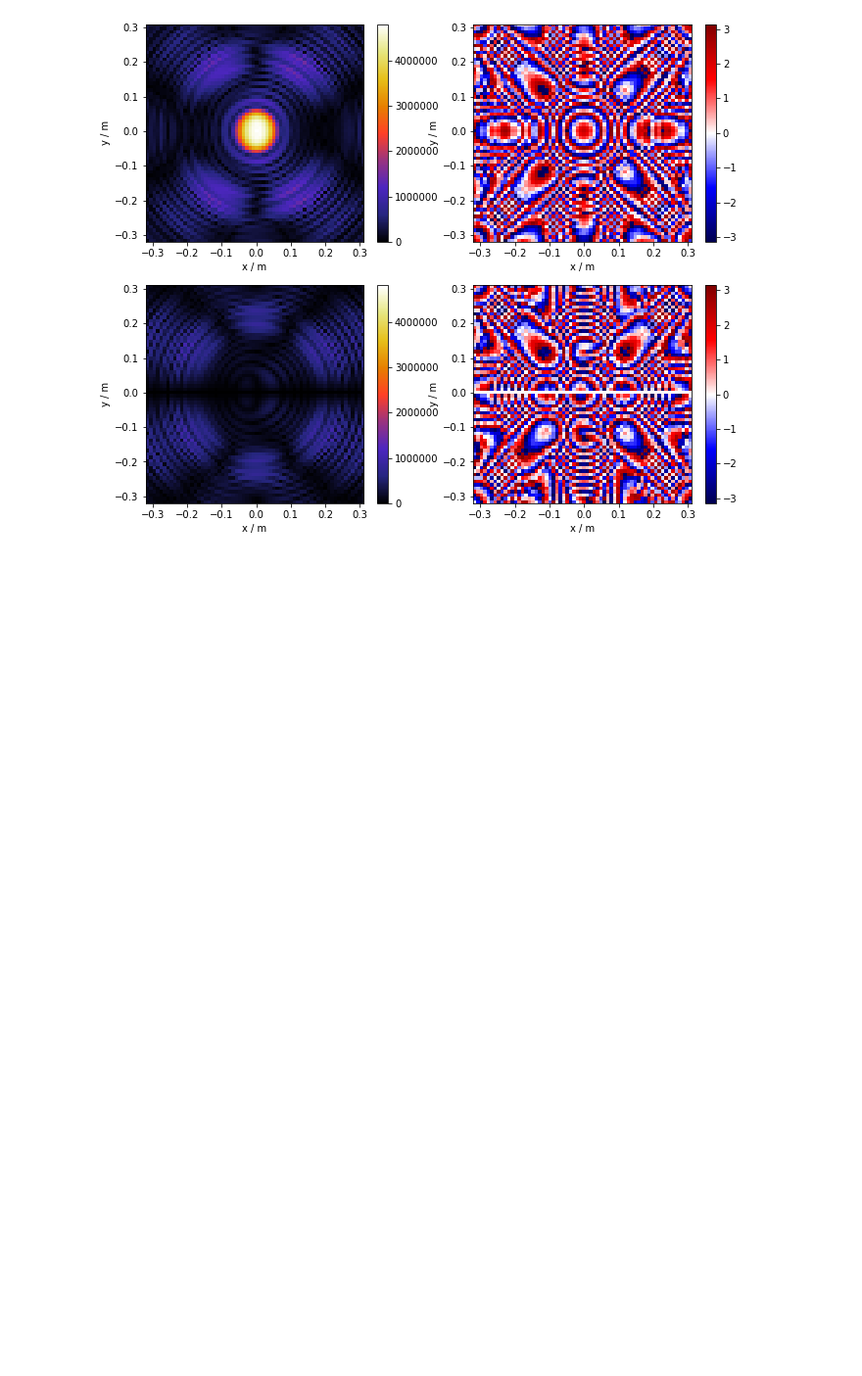
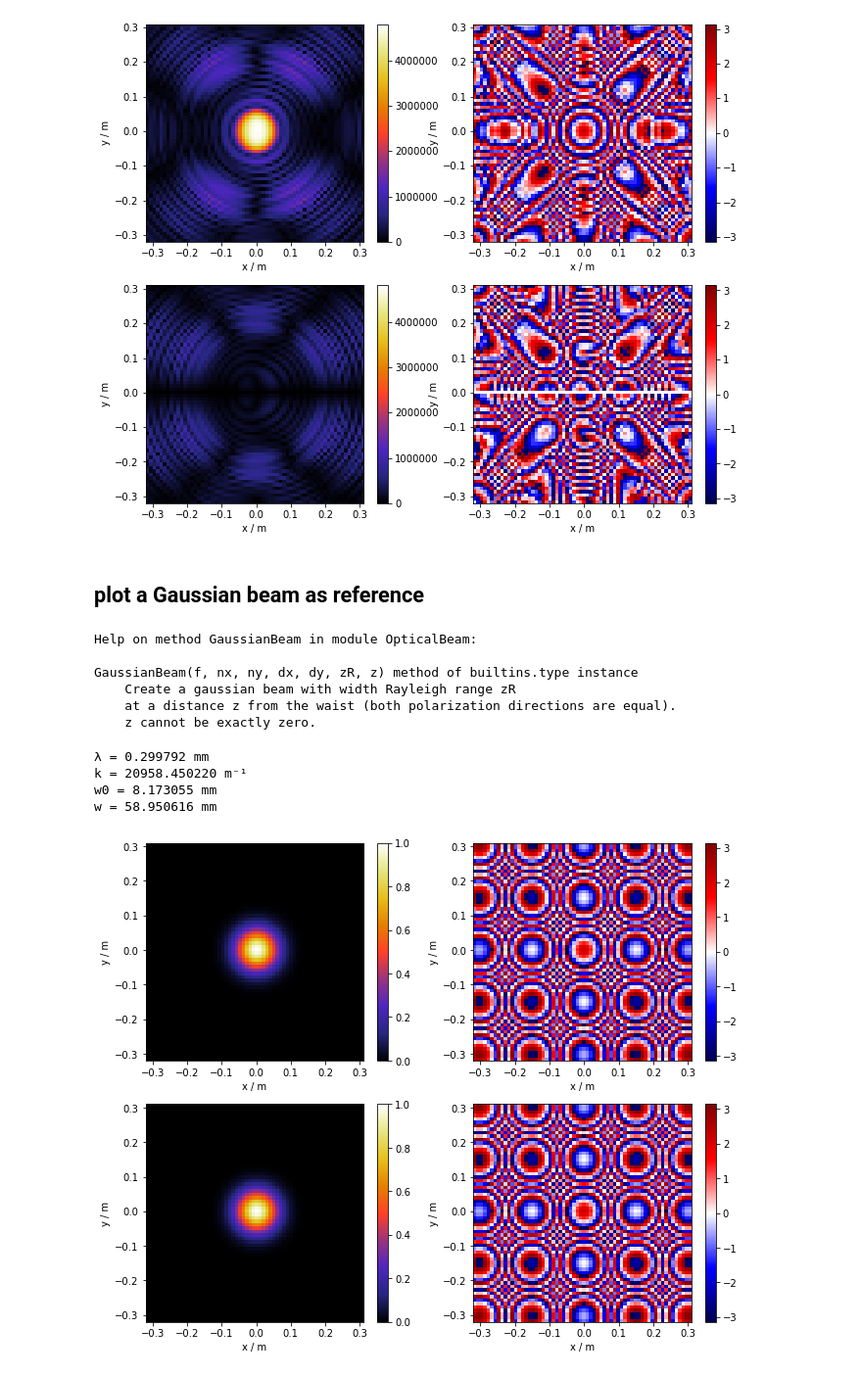
Before and after one commit to lehnertu/fobt, a Jupyter notebook: ImportTeufelScreen.ipynb, the cells around one changed output. Shown at 98% size. Drawn from its saved outputs; the diff is of its cells as text; code cells hidden in the pictures; blank space fills up the shorter version.

```diff
--- a/ImportTeufelScreen.ipynb
+++ b/ImportTeufelScreen.ipynb
@@ -122,3 +122,24 @@ beam.plot()
 plt.show()
 # %% [output]
 [figure]
+# %% [markdown]
+## plot a Gaussian beam as reference
+# %%
+help(SingleFrequencyBeam.GaussianBeam)
+# %% [output]
+Help on method GaussianBeam in module OpticalBeam:
+
+GaussianBeam(f, nx, ny, dx, dy, zR, z) method of builtins.type instance
+    Create a gaussian beam with width Rayleigh range zR
+    at a distance z from the waist (both polarization directions are equal).
+    z cannot be exactly zero.
+# %%
+gb = SingleFrequencyBeam.GaussianBeam(frequency, Nx, Ny, dx, dy, 0.7, 5.0002)
+gb.plot()
+plt.show()
+# %% [output]
+λ = 0.299792 mm
+k = 20958.450220 m⁻¹
+w0 = 8.173055 mm
+w = 58.950616 mm
+[figure, added]
```
Also changed, not shown: 2 other files.
